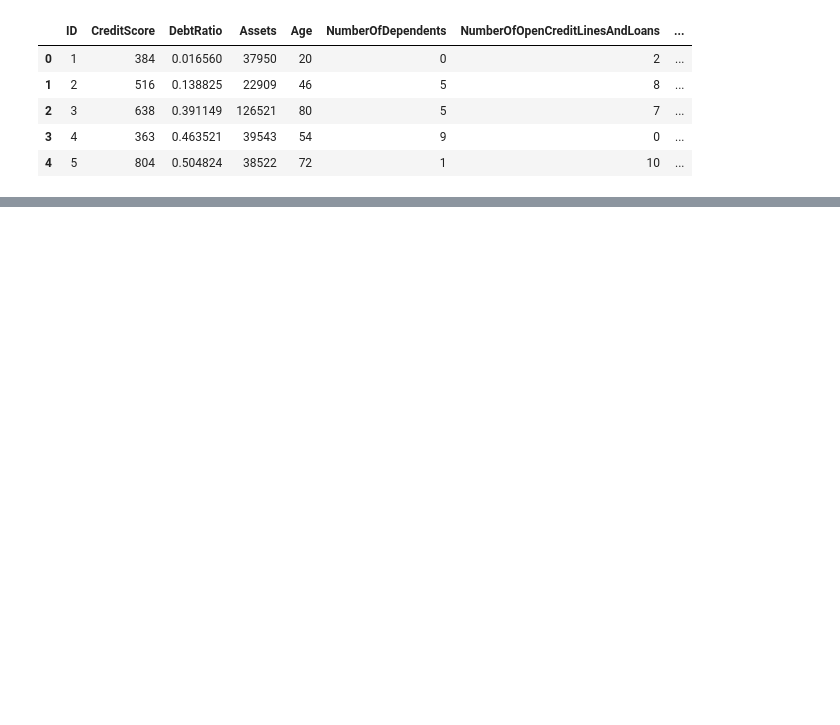
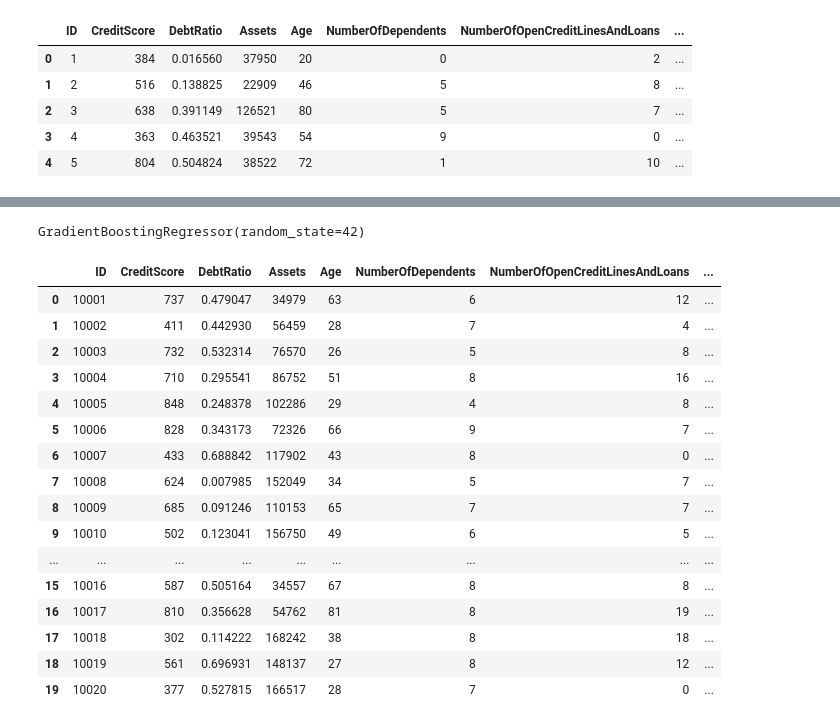
Before and after one commit to jfelipeo/Analitica_Finanzas, a Jupyter notebook: a_exploracion.ipynb, the cells around one changed output, grey strips where cells are left out. Cells and saved outputs as stored; diff of their text form; code cells hidden in the pictures; blank space fills up the shorter version.

```diff
--- a/a_exploracion.ipynb
+++ b/a_exploracion.ipynb
@@ -97,0 +207,5 @@ df_historico.to_csv("data/datos_historicos_clasificados.csv", index=False)
+# %%
+# Escala las variables numéricas
+scaler = StandardScaler()
+X_historico = scaler.fit_transform(X_historico)
+X_nuevos = scaler.transform(X_nuevos)
@@ -97,0 +306,32 @@ df_historico.to_csv("data/datos_historicos_clasificados.csv", index=False)
+# %%
+# El mejor modelo basado en los resultados proporcionados es el Gradient Boosting. Tiene el MSE más bajo y el R2 más alto entre todos los modelos evaluados. Esto indica que tiene la capacidad más sólida para explicar la variabilidad en la variable objetivo y hacer predicciones precisas.
+best_model = GradientBoostingRegressor(n_estimators=100, random_state=42)
+best_model.fit(X_historico, y_historico)
+# %% [output]
+GradientBoostingRegressor(random_state=42)
+# %%
+# Predecimos la probabilidad de no pago para los nuevos clientes
+y_pred_nuevos = best_model.predict(X_nuevos)
+# %%
+#Asignamos la tasa de interés
+df_nuevos['int_rc'] = y_pred_nuevos
+# %%
+df_nuevos.head(20)
+# %% [output]
+|  | ID | CreditScore | DebtRatio | Assets | Age | NumberOfDependents | NumberOfOpenCreditLinesAndLoans | ... |
+| 0 | 10001 | 737 | 0.479047 | 34979 | 63 | 6 | 12 | ... |
+| 1 | 10002 | 411 | 0.442930 | 56459 | 28 | 7 | 4 | ... |
+| 2 | 10003 | 732 | 0.532314 | 76570 | 26 | 5 | 8 | ... |
+| 3 | 10004 | 710 | 0.295541 | 86752 | 51 | 8 | 16 | ... |
+| 4 | 10005 | 848 | 0.248378 | 102286 | 29 | 4 | 8 | ... |
+| 5 | 10006 | 828 | 0.343173 | 72326 | 66 | 9 | 7 | ... |
+| 6 | 10007 | 433 | 0.688842 | 117902 | 43 | 8 | 0 | ... |
+| 7 | 10008 | 624 | 0.007985 | 152049 | 34 | 5 | 7 | ... |
+| 8 | 10009 | 685 | 0.091246 | 110153 | 65 | 7 | 7 | ... |
+| 9 | 10010 | 502 | 0.123041 | 156750 | 49 | 6 | 5 | ... |
+| ... | ... | ... | ... | ... | ... | ... | ... | ... |
+| 15 | 10016 | 587 | 0.505164 | 34557 | 67 | 8 | 8 | ... |
+| 16 | 10017 | 810 | 0.356628 | 54762 | 81 | 8 | 19 | ... |
+| 17 | 10018 | 302 | 0.114222 | 168242 | 38 | 8 | 18 | ... |
+| 18 | 10019 | 561 | 0.696931 | 148137 | 27 | 8 | 12 | ... |
+| 19 | 10020 | 377 | 0.527815 | 166517 | 28 | 7 | 0 | ... |
```
Also changed, not shown: parts of 24 cells of this notebook, 2 other files.
